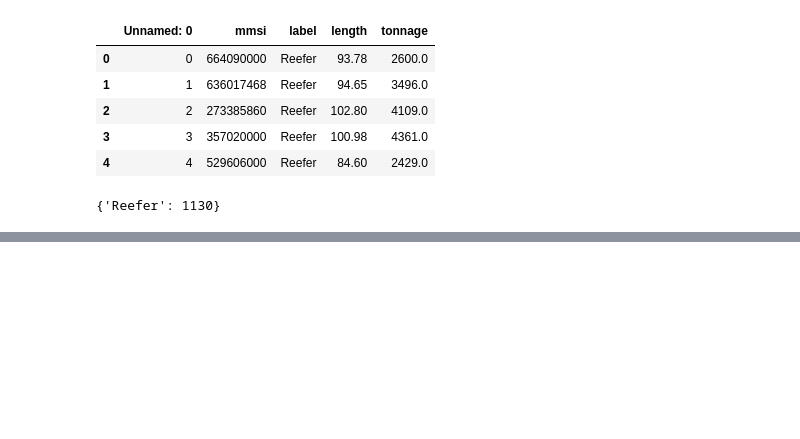
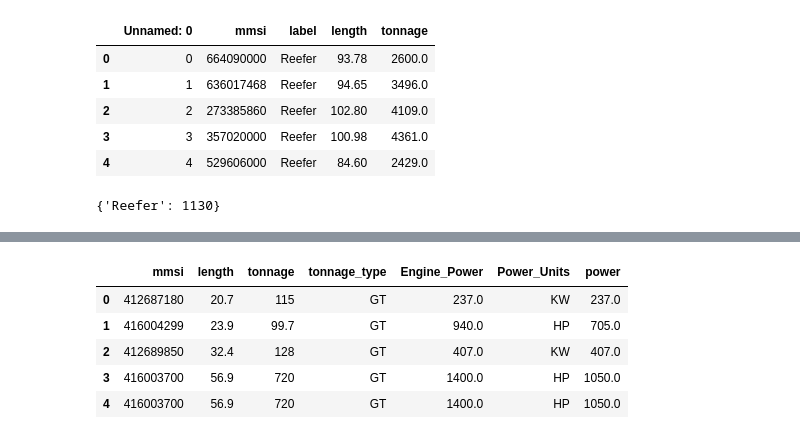
Before and after one commit to GlobalFishingWatch/mussidae, a Jupyter notebook: mussidae/kroodsma_listbuld_v2/list_insepection_and_mappings.ipynb, the cells around one changed output, grey strips where cells are left out. Cells and saved outputs as stored; diff of their text form; code cells hidden in the pictures; blank space fills up the shorter version.

```diff
--- a/mussidae/kroodsma_listbuld_v2/list_insepection_and_mappings.ipynb
+++ b/mussidae/kroodsma_listbuld_v2/list_insepection_and_mappings.ipynb
@@ -551,0 +649,11 @@ save_file(filename)
+# %%
+filename = 'wcpfc'
+df = pd.read_csv('input_lists/'+filename+'.csv')
+df.head()
+# %% [output]
+|  | mmsi | length | tonnage | tonnage_type | Engine_Power | Power_Units | power |
+| 0 | 412687180 | 20.7 | 115 | GT | 237.0 | KW | 237.0 |
+| 1 | 416004299 | 23.9 | 99.7 | GT | 940.0 | HP | 705.0 |
+| 2 | 412689850 | 32.4 | 128 | GT | 407.0 | KW | 407.0 |
+| 3 | 416003700 | 56.9 | 720 | GT | 1400.0 | HP | 1050.0 |
+| 4 | 416003700 | 56.9 | 720 | GT | 1400.0 | HP | 1050.0 |
```
Also changed, not shown: parts of 13 cells of this notebook, 15 other files.
